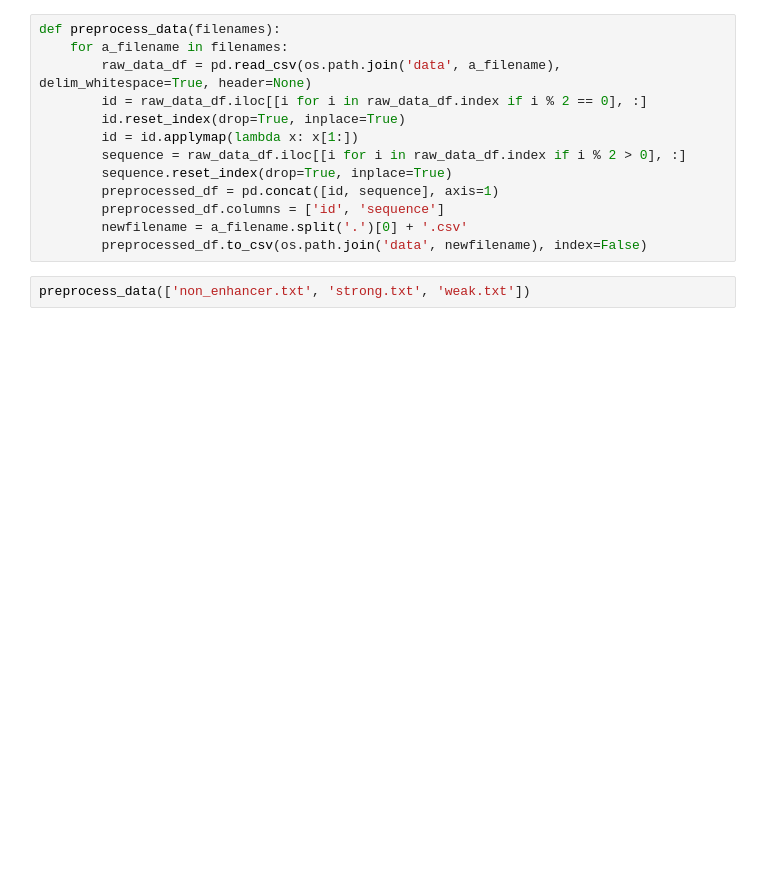
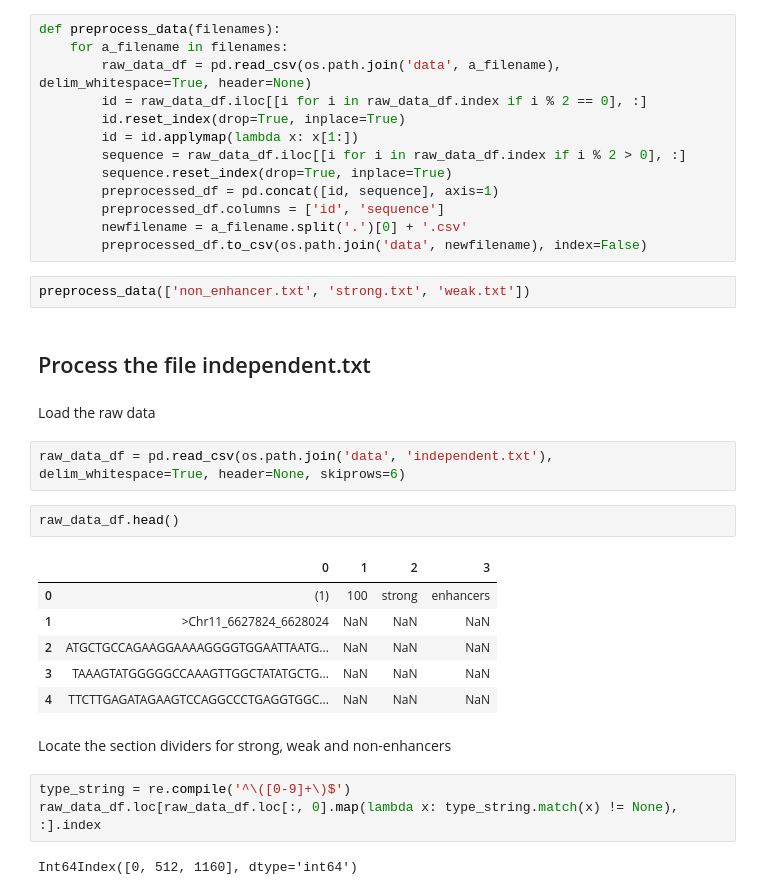
Before and after one commit to tkokkeng/KE5006-AppliedResearch, a Jupyter notebook: DataExploration/preprocessing1.ipynb, the cells around one changed output. Cells and saved outputs as stored; diff of their text form; blank space fills up the shorter version.

```diff
--- a/DataExploration/preprocessing1.ipynb
+++ b/DataExploration/preprocessing1.ipynb
@@ -95,3 +108,25 @@ def preprocess_data(filenames):
         preprocessed_df.to_csv(os.path.join('data', newfilename), index=False)
 # %%
 preprocess_data(['non_enhancer.txt', 'strong.txt', 'weak.txt'])
+# %% [markdown]
+## Process the file independent.txt
+# %% [markdown]
+Load the raw data
+# %%
+raw_data_df = pd.read_csv(os.path.join('data', 'independent.txt'), delim_whitespace=True, header=None, skiprows=6)
+# %%
+raw_data_df.head()
+# %% [output]
+|  | 0 | 1 | 2 | 3 |
+| 0 | (1) | 100 | strong | enhancers |
+| 1 | >Chr11_6627824_6628024 | NaN | NaN | NaN |
+| 2 | ATGCTGCCAGAAGGAAAAGGGGTGGAATTAATG... | NaN | NaN | NaN |
+| 3 | TAAAGTATGGGGGCCAAAGTTGGCTATATGCTG... | NaN | NaN | NaN |
+| 4 | TTCTTGAGATAGAAGTCCAGGCCCTGAGGTGGC... | NaN | NaN | NaN |
+# %% [markdown]
+Locate the section dividers for strong, weak and non-enhancers
+# %%
+type_string = re.compile('^\([0-9]+\)$')
+raw_data_df.loc[raw_data_df.loc[:, 0].map(lambda x: type_string.match(x) != None), :].index
+# %% [output]
+Int64Index([0, 512, 1160], dtype='int64')
```
Also changed, not shown: parts of 33 cells of this notebook.
